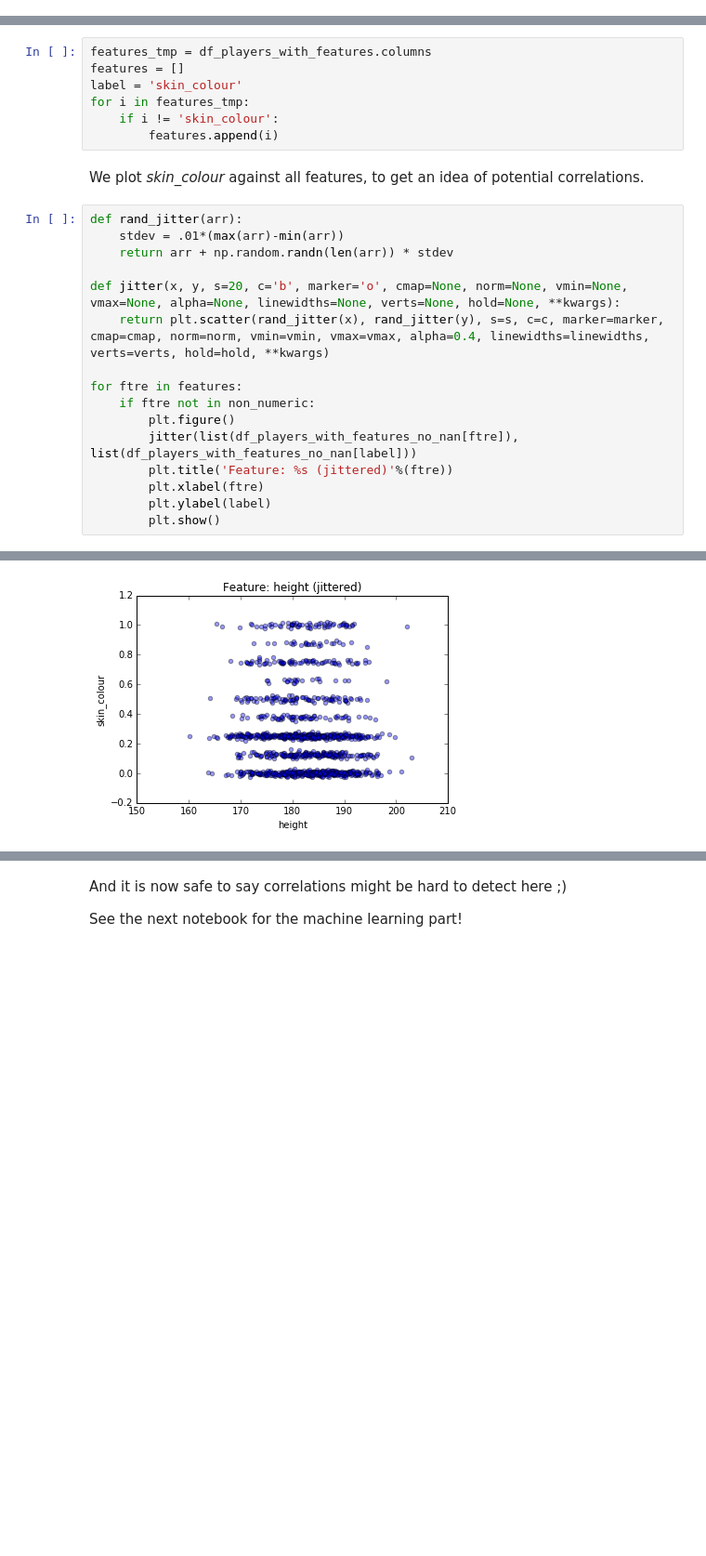
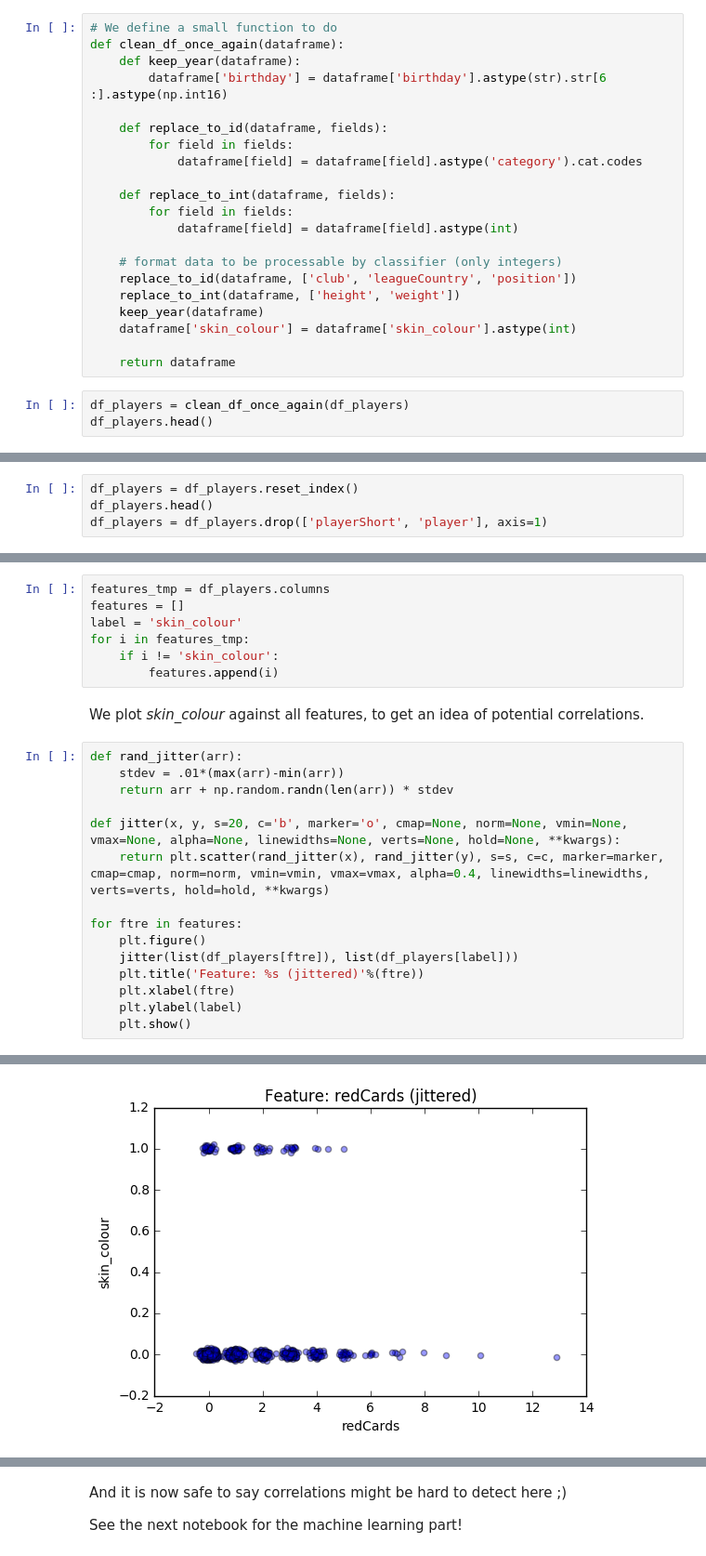
Before and after one commit to jmuth/ADA_homeworks, a Jupyter notebook: 04 - Applied ML/0_Analysis_and_Cleaning.ipynb, the cells around one changed output, grey strips where cells are left out. Shown at 93% size. Cells and saved outputs as stored; diff of their text form; blank space fills up the shorter version.

Commit message:
[UPD] Only 2 datasets created with Data Analysis

```diff
--- a/04 - Applied ML/0_Analysis_and_Cleaning.ipynb
+++ b/04 - Applied ML/0_Analysis_and_Cleaning.ipynb
@@ -498,0 +519,24 @@ After this work, we can save our various Data Frames to csv.
+# %%
+# We define a small function to do
+def clean_df_once_again(dataframe):
+    def keep_year(dataframe):
+        dataframe['birthday'] = dataframe['birthday'].astype(str).str[6 :].astype(np.int16)
+
+    def replace_to_id(dataframe, fields):
+        for field in fields:
+            dataframe[field] = dataframe[field].astype('category').cat.codes
+
+    def replace_to_int(dataframe, fields):
+        for field in fields:
+            dataframe[field] = dataframe[field].astype(int)
+
+    # format data to be processable by classifier (only integers)
+    replace_to_id(dataframe, ['club', 'leagueCountry', 'position'])
+    replace_to_int(dataframe, ['height', 'weight'])
+    keep_year(dataframe)
+    dataframe['skin_colour'] = dataframe['skin_colour'].astype(int)
+
+    return dataframe
+# %%
+df_players = clean_df_once_again(df_players)
+df_players.head()
@@ -499 +555,5 @@ After this work, we can save our various Data Frames to csv.
+# %%
+df_players = df_players.reset_index()
+df_players.head()
+df_players = df_players.drop(['playerShort', 'player'], axis=1)
 # %%
@@ -513,7 +585,7 @@ df_players_with_features_no_nan.reset_index().drop(non_numeric, axis=1).to_csv('
 
 Let's do some scatter plots to see if some features are interesting with the *skin_colour*. We expect that some features such as the number of games played will be irrelevant with the *skin_colour*.
 # %%
-features_tmp = df_players_with_features.columns
+features_tmp = df_players.columns
 features = []
 label = 'skin_colour'
 for i in features_tmp:
@@ -530,11 +602,10 @@ def jitter(x, y, s=20, c='b', marker='o', cmap=None, norm=None, vmin=None, vmax=
     return plt.scatter(rand_jitter(x), rand_jitter(y), s=s, c=c, marker=marker, cmap=cmap, norm=norm, vmin=vmin, vmax=vmax, alpha=0.4, linewidths=linewidths, verts=verts, hold=hold, **kwargs)
 
 for ftre in features:
-    if ftre not in non_numeric:
-        plt.figure()
-        jitter(list(df_players_with_features_no_nan[ftre]), list(df_players_with_features_no_nan[label]))
-        plt.title('Feature: %s (jittered)'%(ftre))
-        plt.xlabel(ftre)
-        plt.ylabel(label)
-        plt.show()
+    plt.figure()
+    jitter(list(df_players[ftre]), list(df_players[label]))
+    plt.title('Feature: %s (jittered)'%(ftre))
+    plt.xlabel(ftre)
+    plt.ylabel(label)
+    plt.show()
 # %% [output]
@@ -543 +614 @@ for ftre in features:
-[figure, old version]
+[figure, new version]
```
Also changed, not shown: parts of 25 cells of this notebook, 10 other files.
